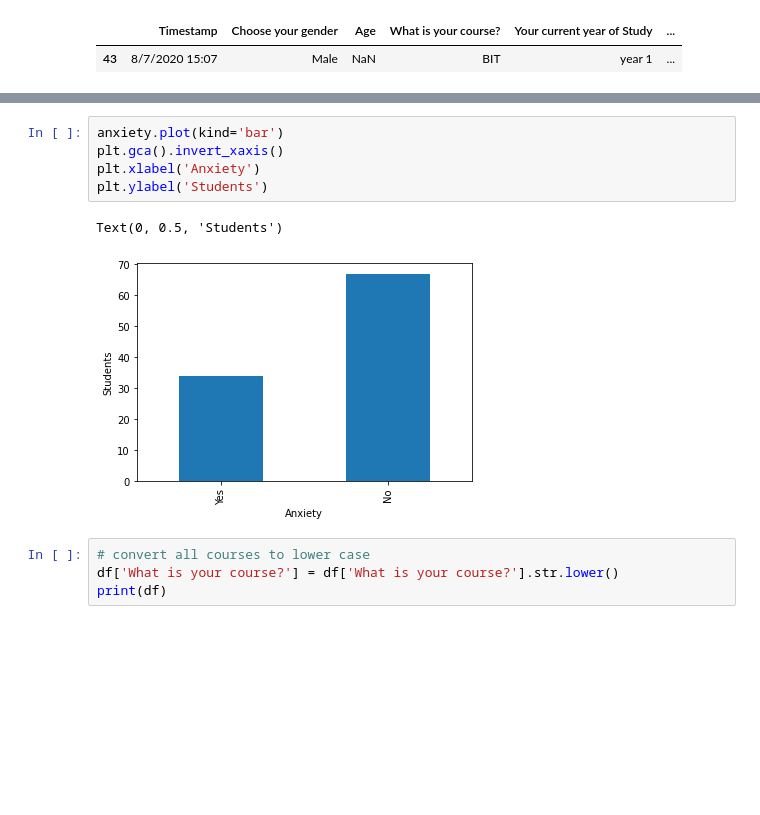
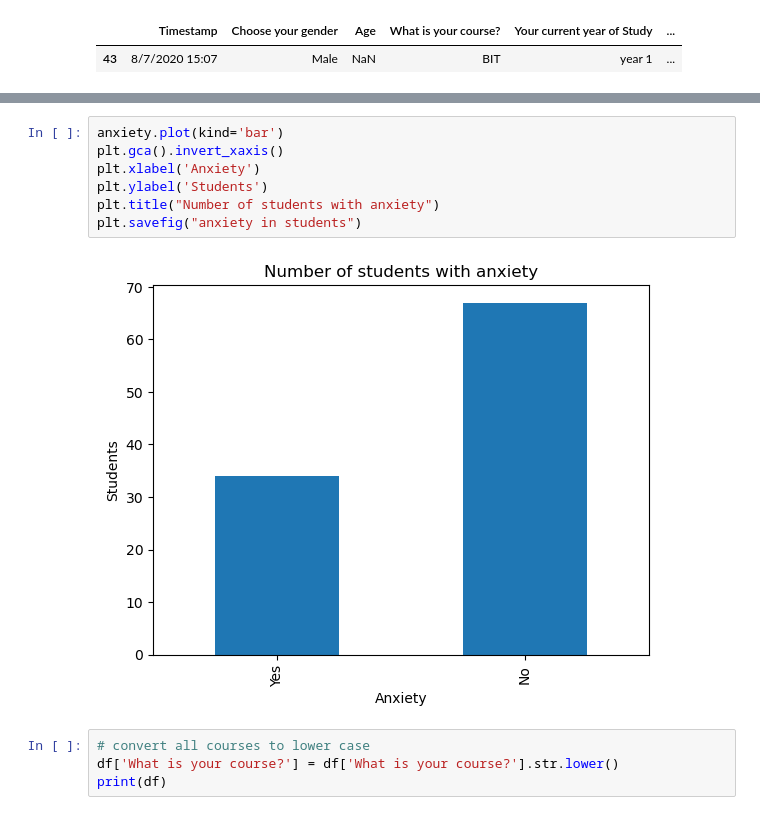
Before and after one commit to kawsar11499/My_Data_Science_Projects, a Jupyter notebook: Student_Mental_health_project.ipynb, the cells around one changed output, grey strips where cells are left out. Saved outputs shown, nothing was run; the diff lists cells and outputs as text; blank space fills up the shorter version.

```diff
--- a/Student_Mental_health_project.ipynb
+++ b/Student_Mental_health_project.ipynb
@@ -122,11 +124,12 @@ Name: Do you have Anxiety?, dtype: int64
 # %%
 anxiety.plot(kind='bar')
 plt.gca().invert_xaxis()
 plt.xlabel('Anxiety')
 plt.ylabel('Students')
+plt.title("Number of students with anxiety")
+plt.savefig("anxiety in students")
 # %% [output]
-Text(0, 0.5, 'Students')
-[figure, old version]
+[figure, new version]
 # %%
 # convert all courses to lower case
 df['What is your course?'] = df['What is your course?'].str.lower()
```
Also changed, not shown: parts of 13 cells of this notebook.
